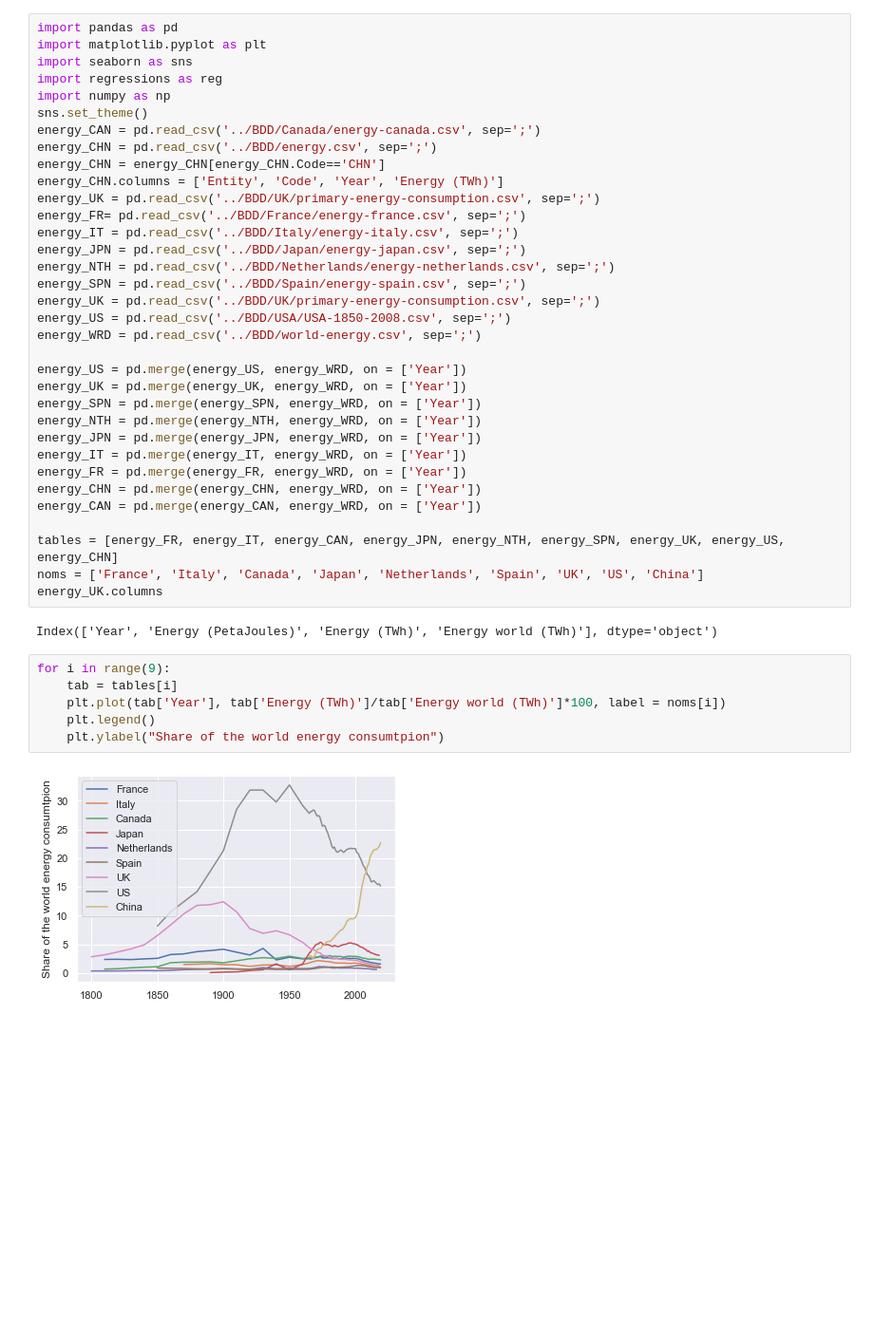
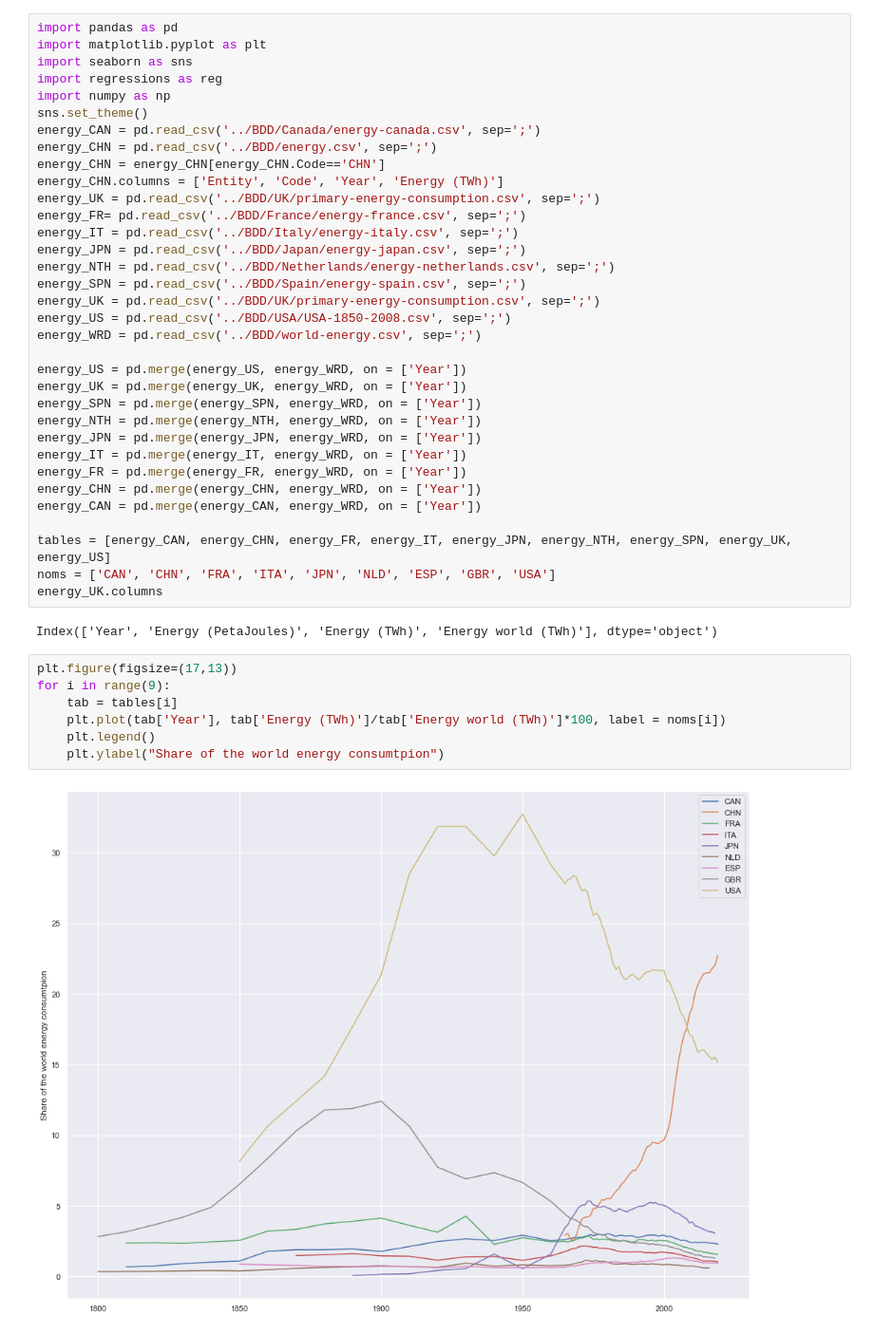
Before and after one commit to leatrin/EnergyLimits, a Jupyter notebook: Codes/donnees-aggregees.ipynb, the cells around one changed output. Shown at 95% size. Cells and saved outputs as stored; diff of their text form; blank space fills up the shorter version.

```diff
--- a/Codes/donnees-aggregees.ipynb
+++ b/Codes/donnees-aggregees.ipynb
@@ -29,18 +29,19 @@ energy_FR = pd.merge(energy_FR, energy_WRD, on = ['Year'])
 energy_CHN = pd.merge(energy_CHN, energy_WRD, on = ['Year'])
 energy_CAN = pd.merge(energy_CAN, energy_WRD, on = ['Year'])
 
-tables = [energy_FR, energy_IT, energy_CAN, energy_JPN, energy_NTH, energy_SPN, energy_UK, energy_US, energy_CHN]
-noms = ['France', 'Italy', 'Canada', 'Japan', 'Netherlands', 'Spain', 'UK', 'US', 'China']
+tables = [energy_CAN, energy_CHN, energy_FR, energy_IT, energy_JPN, energy_NTH, energy_SPN, energy_UK, energy_US]
+noms = ['CAN', 'CHN', 'FRA', 'ITA', 'JPN', 'NLD', 'ESP', 'GBR', 'USA']
 energy_UK.columns
 # %% [output]
 Index(['Year', 'Energy (PetaJoules)', 'Energy (TWh)', 'Energy world (TWh)'], dtype='object')
 # %%
+plt.figure(figsize=(17,13))
 for i in range(9):
     tab = tables[i]
     plt.plot(tab['Year'], tab['Energy (TWh)']/tab['Energy world (TWh)']*100, label = noms[i])
     plt.legend()
     plt.ylabel("Share of the world energy consumtpion")
 # %% [output]
-[figure, old version]
+[figure, new version]
 # %%
 codes= ['CAN', 'CHN', 'FRA', 'ITA', 'JPN', 'NLD', 'ESP', 'GBR', 'USA']
```
Also changed, not shown: parts of 3 cells of this notebook, 30 other files.
